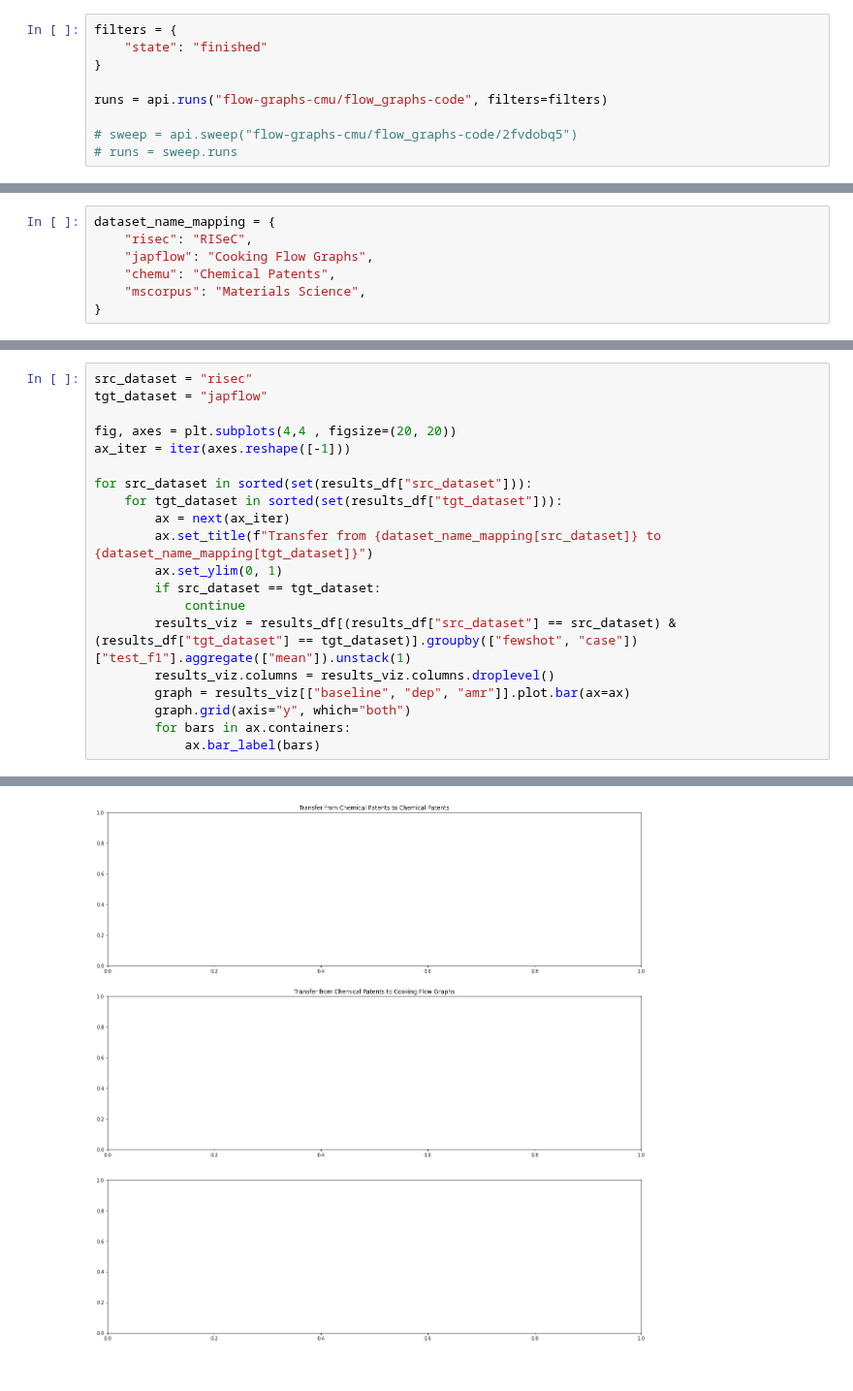
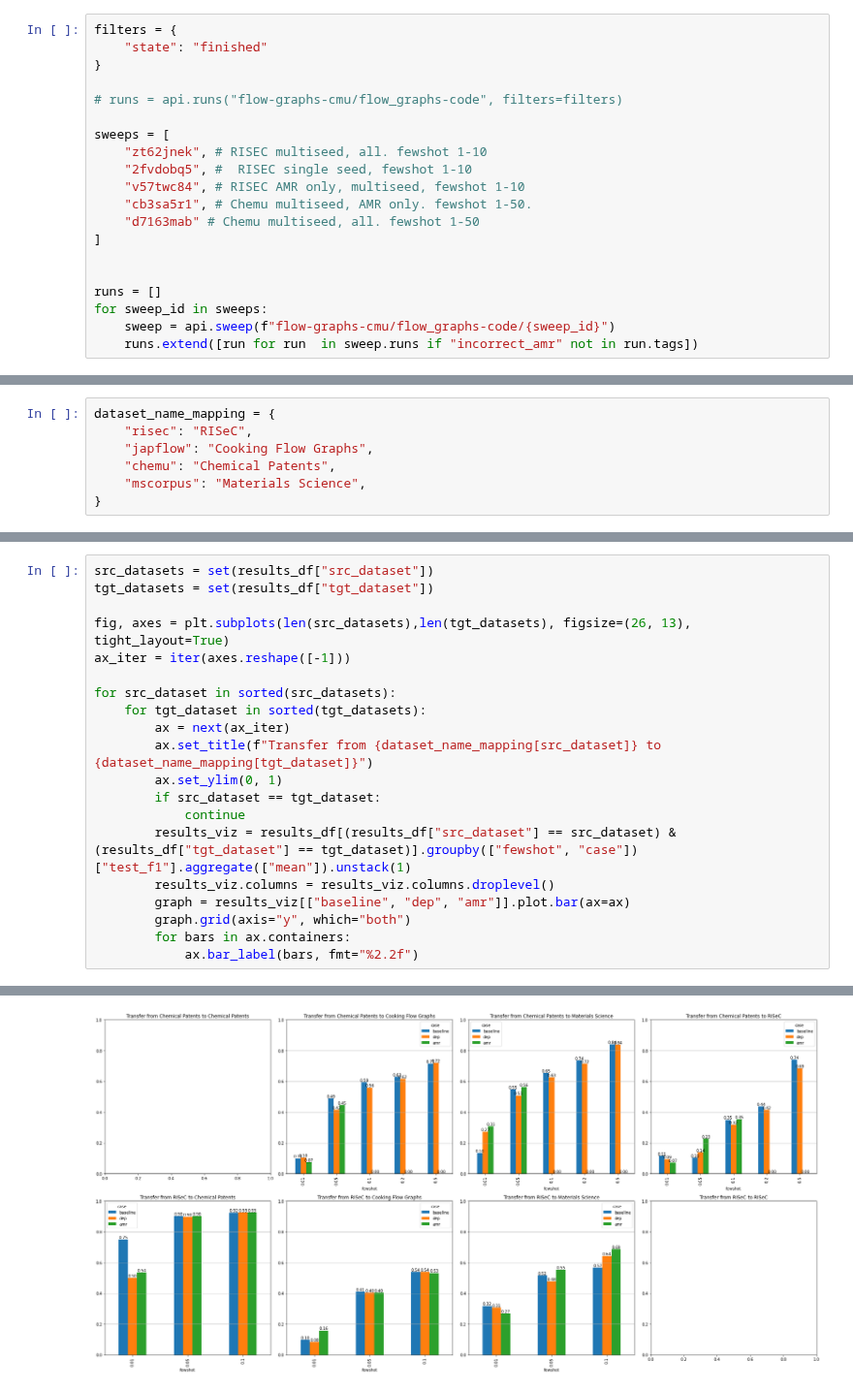
Before and after one commit to ShoRit/flow_graphs, a Jupyter notebook: code/visualize_results.ipynb, the cells around one changed output, grey strips where cells are left out. Shown at 97% size. Saved outputs shown, nothing was run; the diff lists cells and outputs as text.

Commit message:
results viz/amr plotting nb

```diff
--- a/code/visualize_results.ipynb
+++ b/code/visualize_results.ipynb
@@ -12,10 +12,21 @@ filters = {
     "state": "finished"
 }
 
-runs = api.runs("flow-graphs-cmu/flow_graphs-code", filters=filters)
+# runs = api.runs("flow-graphs-cmu/flow_graphs-code", filters=filters)
 
-# sweep = api.sweep("flow-graphs-cmu/flow_graphs-code/2fvdobq5")
-# runs = sweep.runs
+sweeps = [
+    "zt62jnek", # RISEC multiseed, all. fewshot 1-10
+    "2fvdobq5", #  RISEC single seed, fewshot 1-10
+    "v57twc84", # RISEC AMR only, multiseed, fewshot 1-10
+    "cb3sa5r1", # Chemu multiseed, AMR only. fewshot 1-50.
+    "d7163mab" # Chemu multiseed, all. fewshot 1-50
+]
+
+
+runs = []
+for sweep_id in sweeps:
+    sweep = api.sweep(f"flow-graphs-cmu/flow_graphs-code/{sweep_id}")
+    runs.extend([run for run  in sweep.runs if "incorrect_amr" not in run.tags])
 # %%
 df_dicts = []
 
@@ -71,12 +82,12 @@ See the caveats in the documentation: https://pandas.pydata.org/pandas-docs/stab
 # %%
-src_dataset = "risec"
-tgt_dataset = "japflow"
+src_datasets = set(results_df["src_dataset"])
+tgt_datasets = set(results_df["tgt_dataset"])
 
-fig, axes = plt.subplots(4,4 , figsize=(20, 20))
+fig, axes = plt.subplots(len(src_datasets),len(tgt_datasets), figsize=(26, 13), tight_layout=True)
 ax_iter = iter(axes.reshape([-1]))
 
-for src_dataset in sorted(set(results_df["src_dataset"])):
-    for tgt_dataset in sorted(set(results_df["tgt_dataset"])):
+for src_dataset in sorted(src_datasets):
+    for tgt_dataset in sorted(tgt_datasets):
         ax = next(ax_iter)
         ax.set_title(f"Transfer from {dataset_name_mapping[src_dataset]} to {dataset_name_mapping[tgt_dataset]}")
         ax.set_ylim(0, 1)
@@ -87,5 +98,5 @@ for src_dataset in sorted(set(results_df["src_dataset"])):
         graph = results_viz[["baseline", "dep", "amr"]].plot.bar(ax=ax)
         graph.grid(axis="y", which="both")
         for bars in ax.containers:
-            ax.bar_label(bars)
+            ax.bar_label(bars, fmt="%2.2f")
 # %% [output]
@@ -93 +103 @@ KeyError: "['dep'] not in index"
-[figure, old version]
+[figure, new version]
```
Also changed, not shown: parts of 2 cells of this notebook, 1 other file.
